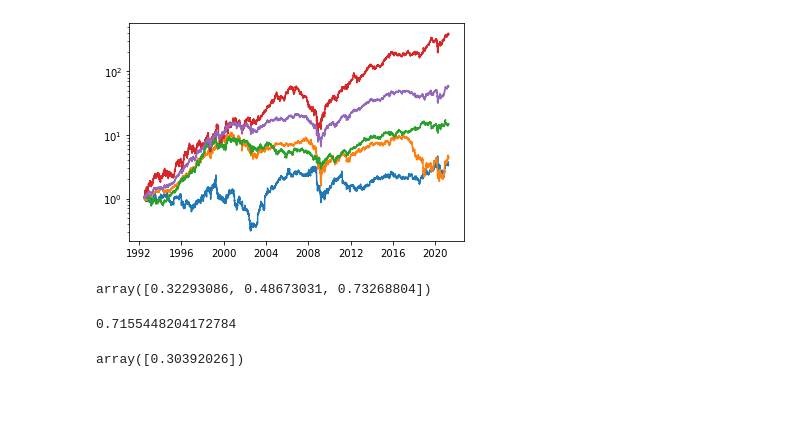
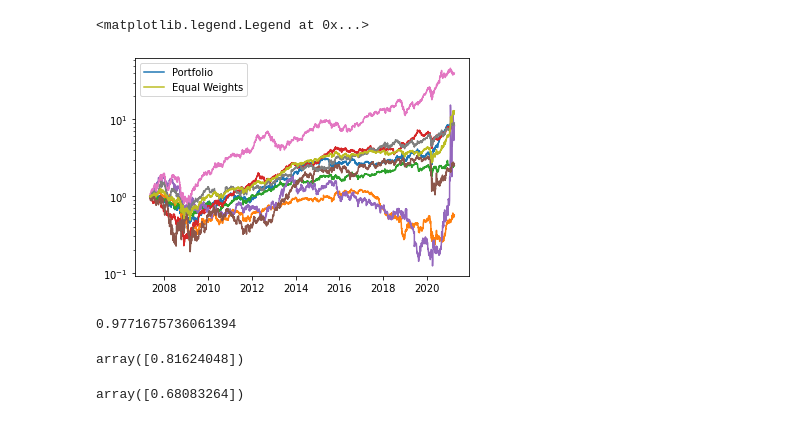
Before and after one commit to NSanip/Mentorship, a Jupyter notebook: Portfolio Creation Model.ipynb, the cells around one changed output. Drawn from its saved outputs; the diff is of its cells as text; code cells hidden in the pictures.

```diff
--- a/Portfolio Creation Model.ipynb
+++ b/Portfolio Creation Model.ipynb
@@ -9,5 +17,5 @@ import empyrical
 # %%
-tickers = ["GE", "PFE","SBUX"]
+tickers = ["GE", "PFE","SBUX", "GME", "DAL", "AAPL", "GOOGL" ]
 stocks = pd.concat([yf.Ticker(i).history(period = "max")["Close"].pct_change().dropna().rename(i) for i in tickers], axis=1, join = 'inner')
 # %%
 def get_weights(r0, mean, std, covar):
@@ -39,5 +42,6 @@ test
 # %%
-X = stocks.resample("7d").mean()
+days = 20
+X = stocks.resample(str(days)+"d").mean()
 dates = X.index[1:-1]
 portfolio = pd.DataFrame()
 
@@ -45,16 +49,16 @@ saved_weights = []
 r0s = []
 
 for day in dates[:-1]:
-    sample = stocks[day:day+pd.offsets.DateOffset(days = 6)]
+    sample = stocks[day:day+pd.offsets.DateOffset(days = (days-1))]
     #sample = stocks[day+pd.offsets.DateOffset(days = 7):day+pd.offsets.DateOffset(days=13)]
 
     mean = sample.mean(axis=0)
-    r0 = mean.mean()
+    r0 = mean.median()
     r0s.append([r0])
     std = sample.std(axis=0)
     covar = sample.cov()
     weights_vector = get_weights(r0, mean, std, covar)
-    portfolio = pd.concat([stocks[day+pd.offsets.DateOffset(days = 7):day+pd.offsets.DateOffset(days=13)].dot(weights_vector), portfolio])
+    portfolio = pd.concat([stocks[day+pd.offsets.DateOffset(days = days):day+pd.offsets.DateOffset(days=((2*days)-1))].dot(weights_vector), portfolio])
     saved_weights.append(weights_vector.flatten())
 portfolio = portfolio.sort_index()
 saved_weights = pd.DataFrame(saved_weights, index = dates[:-1], columns = tickers)
@@ -113,21 +65,25 @@ saved_weights
+# %%
+n = len(tickers)
+equal_weights = stocks.dot(np.ones((n,1))/n)
 # %%
 
-plt.plot((1+portfolio).cumprod())
+plt.plot((1+portfolio).cumprod(), label = 'Portfolio')
 plt.plot((1+stocks).cumprod())
-plt.plot((1+equal_weights).cumprod())
+plt.plot((1+equal_weights).cumprod(), label = 'Equal Weights')
 plt.yscale("log")
+plt.legend()
 # %% [output]
+<matplotlib.legend.Legend at 0x...>
-[figure, old version]
+[figure, new version]
 # %%
-empyrical.sharpe_ratio(stocks)
+empyrical.sharpe_ratio(stocks).max()
 # %% [output]
-array([0.32293086, 0.48673031, 0.73268804])
+0.9771675736061394
-# %%
-equal_weights = stocks.dot(np.ones(len(tickers))/(len(tickers)))
-empyrical.sharpe_ratio(equal_weights)
-# %% [output]
-0.7155448204172784
+# %%
+empyrical.sharpe_ratio(equal_weights)
+# %% [output]
+array([0.81624048])
 # %%
-empyrical.sharpe_ratio(portfolio.sort_index())
+empyrical.sharpe_ratio(portfolio)
 # %% [output]
-array([0.30392026])
+array([0.68083264])
```
Also changed, not shown: parts of 10 cells of this notebook, 1 other file.
